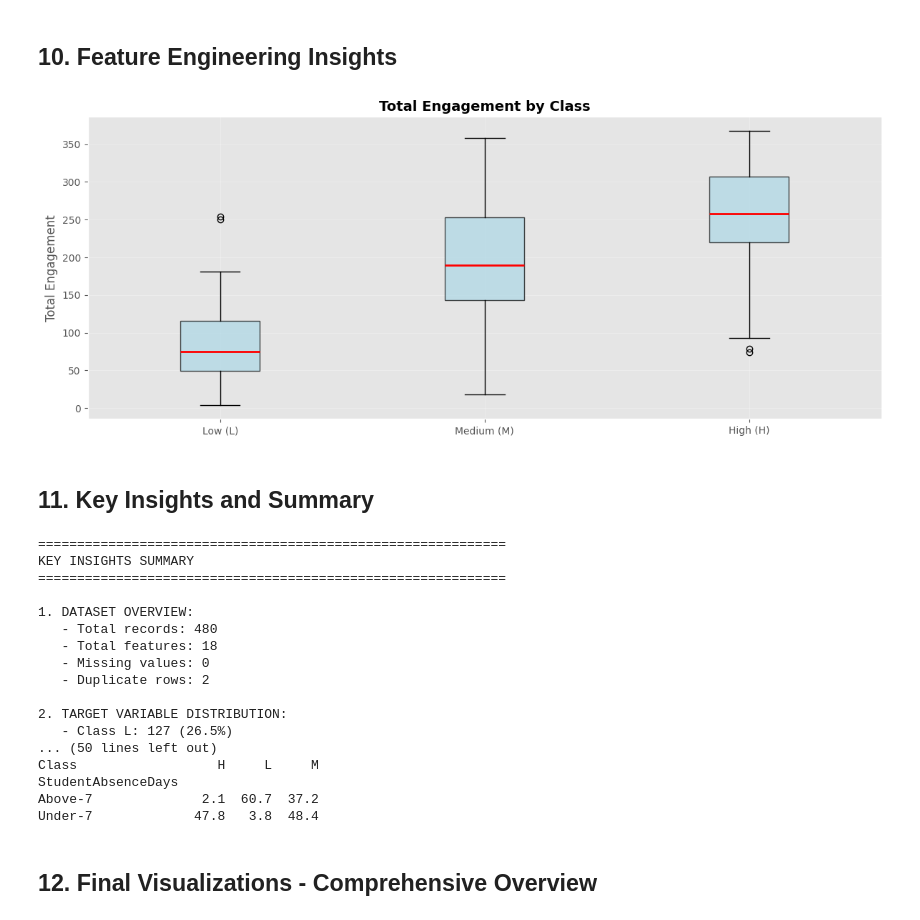
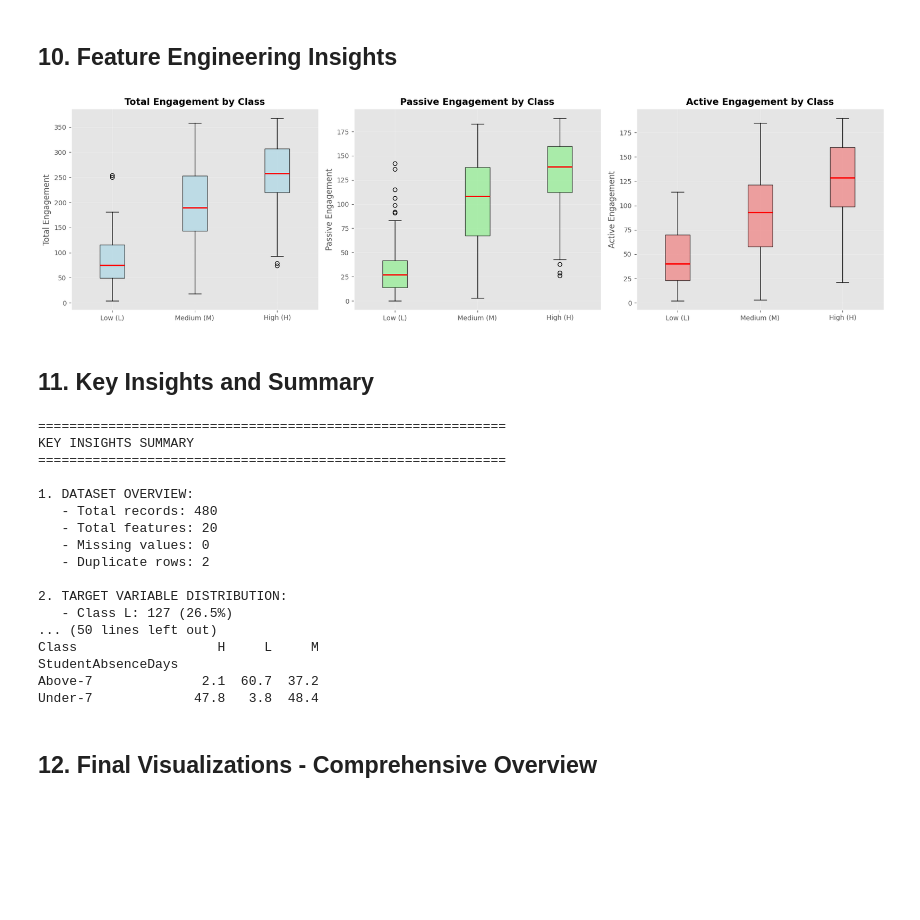
Before and after one commit to charakajg/uom-student-performance-analytics, a Jupyter notebook: pretests/charaka/xapi-edu-data.ipynb, the cells around one changed output. Saved outputs shown, nothing was run; the diff lists cells and outputs as text; code cells hidden in the pictures; blank space fills up the shorter version.

Commit message:
Add Passive and Active engagement

```diff
--- a/pretests/charaka/xapi-edu-data.ipynb
+++ b/pretests/charaka/xapi-edu-data.ipynb
@@ -639,31 +639,61 @@ plt.show()
 # %%
 # Create interaction features
 df_clean['TotalEngagement'] = (df_clean['raisedhands'] +
                                df_clean['VisitedResources'] +
                                df_clean['AnnouncementsView'] +
                                df_clean['Discussion'])
 
+# Passive Engagement: Consuming content (viewing resources and announcements)
+df_clean['PassiveEngagement'] = (df_clean['VisitedResources'] +
+                                 df_clean['AnnouncementsView'])
+
+# Active Engagement: Participating/interacting (raising hands and discussions)
+df_clean['ActiveEngagement'] = (df_clean['raisedhands'] +
+                                df_clean['Discussion'])
+
 # Visualize new features
-fig, ax = plt.subplots(figsize=(12, 5))
+fig, axes = plt.subplots(1, 3, figsize=(18, 5))
 
 sorted_classes = get_sorted_classes(df_clean, target_col)
 class_labels = get_class_labels(sorted_classes)
 
 # Total Engagement by Class
 data_to_plot = [df_clean[df_clean[target_col] == cls]['TotalEngagement'].values
                 for cls in sorted_classes]
-ax.boxplot(data_to_plot, labels=class_labels,
+axes[0].boxplot(data_to_plot, labels=class_labels,
            patch_artist=True,
            boxprops=dict(facecolor='lightblue', alpha=0.7),
            medianprops=dict(color='red', linewidth=2))
-ax.set_title('Total Engagement by Class', fontsize=14, fontweight='bold')
-ax.set_ylabel('Total Engagement', fontsize=12)
-ax.grid(True, alpha=0.3)
+axes[0].set_title('Total Engagement by Class', fontsize=14, fontweight='bold')
+axes[0].set_ylabel('Total Engagement', fontsize=12)
+axes[0].grid(True, alpha=0.3)
+
+# Passive Engagement by Class
+data_to_plot = [df_clean[df_clean[target_col] == cls]['PassiveEngagement'].values
+                for cls in sorted_classes]
+axes[1].boxplot(data_to_plot, labels=class_labels,
+           patch_artist=True,
+           boxprops=dict(facecolor='lightgreen', alpha=0.7),
+           medianprops=dict(color='red', linewidth=2))
+axes[1].set_title('Passive Engagement by Class', fontsize=14, fontweight='bold')
+axes[1].set_ylabel('Passive Engagement', fontsize=12)
+axes[1].grid(True, alpha=0.3)
+
+# Active Engagement by Class
+data_to_plot = [df_clean[df_clean[target_col] == cls]['ActiveEngagement'].values
+                for cls in sorted_classes]
+axes[2].boxplot(data_to_plot, labels=class_labels,
+           patch_artist=True,
+           boxprops=dict(facecolor='lightcoral', alpha=0.7),
+           medianprops=dict(color='red', linewidth=2))
+axes[2].set_title('Active Engagement by Class', fontsize=14, fontweight='bold')
+axes[2].set_ylabel('Active Engagement', fontsize=12)
+axes[2].grid(True, alpha=0.3)
 
 plt.tight_layout()
 plt.show()
 # %% [output]
-[figure, old version]
+[figure, new version]
 # %% [markdown]
 ## 11. Key Insights and Summary
 # %%
@@ -722,7 +752,7 @@ KEY INSIGHTS SUMMARY
 
 1. DATASET OVERVIEW:
    - Total records: 480
-   - Total features: 18
+   - Total features: 20
    - Missing values: 0
    - Duplicate rows: 2
 
```
